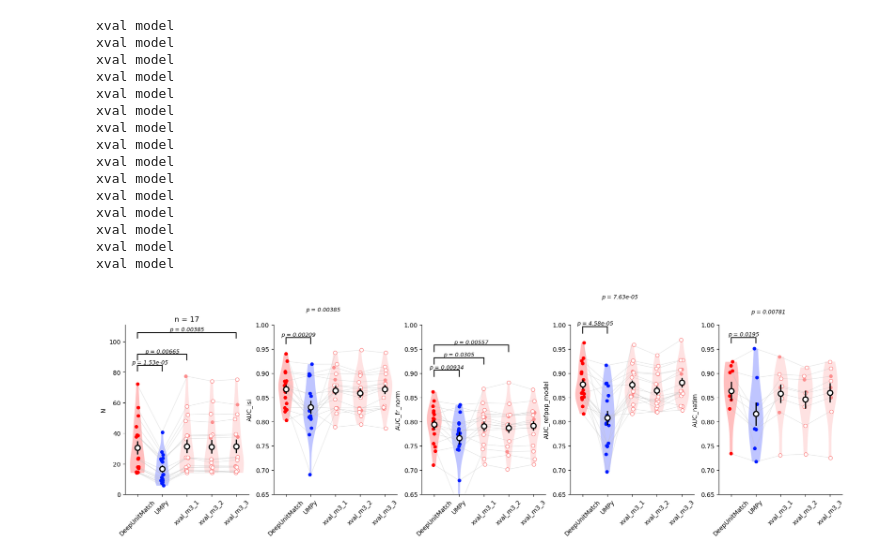
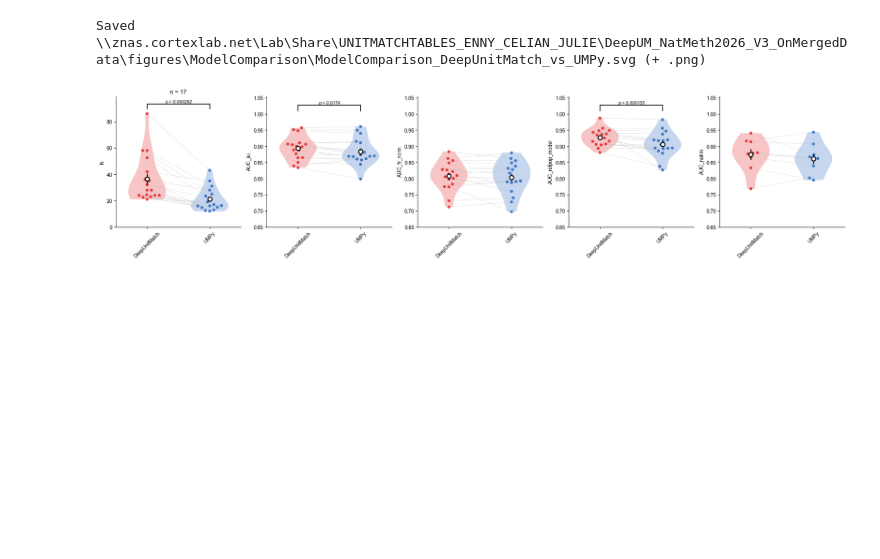
Before and after one commit to EnnyvanBeest/UnitMatch, a Jupyter notebook: UnitMatchPy/PaperAnalyses/figure-model-comparison.ipynb, the cells around one changed output. Cells and saved outputs as stored; diff of their text form; code cells hidden in the pictures; blank space fills up the shorter version.

Commit message:
Figure updates

```diff
--- a/UnitMatchPy/PaperAnalyses/figure-model-comparison.ipynb
+++ b/UnitMatchPy/PaperAnalyses/figure-model-comparison.ipynb
@@ -14,11 +14,20 @@ import seaborn as sns
 import json
 import os
 import re
+import hashlib
+
+import paper_style
+paper_style.apply(font_size=None)  # Arial + editable svg text; keeps this notebook's font sizes
 
 XVAL_STATE_DIR = (
     r"\\znas.cortexlab.net\Lab\Share\UNITMATCHTABLES_ENNY_CELIAN_JULIE"
     r"\DeepUM_NatMeth2026V2_merged\xval_end_to_end_state"
 )
+
+FIG_DIR = (
+    r"\\znas.cortexlab.net\Lab\Share\UNITMATCHTABLES_ENNY_CELIAN_JULIE"
+    r"\DeepUM_NatMeth2026_V3_OnMergedData\figures\ModelComparison"
+)
 # %%
 def get_excluded_mice(xval_name, mouse_list, state_dir=XVAL_STATE_DIR):
     """Return included and excluded mice for an x-validation configuration."""
@@ -305,7 +411,7 @@ RESULTS_DIR = r"\\znas.cortexlab.net\Lab\Share\UNITMATCHTABLES_ENNY_CELIAN_JULIE
 # RESULTS_DIR = r"\\znas.cortexlab.net\Lab\Share\UNITMATCHTABLES_ENNY_CELIAN_JULIE\DeepUM_NatMeth2026_V3_OnMergedData\results\N_set_by_UMPy"
 # RESULTS_DIR = r"\\znas.cortexlab.net\Lab\Share\UNITMATCHTABLES_ENNY_CELIAN_JULIE\DeepUM_NatMeth2026_V3_OnMergedData\results\N_set_by_DANT"
 # RESULTS_DIR = r"\\znas.cortexlab.net\Lab\Share\UNITMATCHTABLES_ENNY_CELIAN_JULIE\DeepUM_NatMeth2026_V3_OnMergedData\results\N_set_by_DeepUnitMatch"
-
+MIN_MATCHES = 20
 models = [
               "DeepUnitMatch",
               "UMPy",
@@ -323,8 +429,8 @@ models = [
             #   "n_output=8_after_ae_and_finetune", "n_output=32_after_ae_and_finetune", "n_output=128_after_ae_and_finetune", "n_output=256_after_ae_and_finetune",
             #   "DUM_untrained",
             # "DUM_unfinetuned", "DUM_finetuned_only",
-              "xval_m3_1", "xval_m3_2", "xval_m3_3",
-            #   "xval_m6_1", "xval_m6_2", "xval_m6_3",
+            # "xval_m3_1", "xval_m3_2", "xval_m3_3",
+            #  "xval_m6_1", "xval_m6_2", "xval_m6_3",
             #   "xval_m12_1", "xval_m12_2", "xval_m12_3",
             #   "xval_m18_1",
             ]
@@ -349,9 +455,9 @@ for model in models:
 # keep only rows present in all files (use join='outer' to keep union)
 merged = pd.concat(dfs, axis=1, join="inner")
 
-# compute keep: True if any model has N>19
+# compute keep: True if any model has N>19 # change to min macthes
 n_cols = [f"N_{m}" for m in models]
-keep = merged[n_cols].gt(9).any(axis=1)
+keep = merged[n_cols].gt(MIN_MATCHES-1).any(axis=1)
 
 # filter and restore columns/index
 merged = merged[keep].reset_index()
@@ -361,54 +467,58 @@ merged = merged[keep].reset_index()
 metrics_to_plot = ['N', 'AUC_isi', 'AUC_fr_norm', 'AUC_refpop_model', 'AUC_natim']
 # metrics_to_plot = ['AUC_refpop_DeepUnitMatch', 'AUC_refpop_model', 'AUC_natim', 'AUC_isi', 'AUC_isi_cv', 'AUC_fr_norm', 'N']
 # metrics_to_plot = ['AUC_isi', 'AUC_isi_KL', 'AUC_isi_Wasserstein', 'N']
 
 fig, axes = plt.subplots(1, len(metrics_to_plot), figsize=[1+4*len(metrics_to_plot), 5])
 for idx, metric_to_plot in enumerate(metrics_to_plot):
 
     # REPLACE NANS WITH 0.5
     AUC_columns = [f"{metric_to_plot}_{model}" for model in models]
     merged_cut = merged[~np.all(np.isnan(merged[AUC_columns]), axis=1)]
     merged_cut = merged_cut.fillna(0.5) # remaining AUCs set to 0.5
 
     M = []
     for model in models:
-        avg_metric_by_mouse = merged_cut.groupby("mouse")[f"{metric_to_plot}_{model}"].mean()
+        # session pairs -> median per recording location -> median per mouse
+        avg_metric_by_mouse = (
+            merged_cut.groupby(["mouse", "probe", "loc"])[f"{metric_to_plot}_{model}"].median()
+            .groupby("mouse").median()
+        )
         if metric_to_plot in ['AUC_fr', 'AUC_fr_norm', 'AUC_isi_cv', 'AUC_isi_KL', 'AUC_isi_Wasserstein']:
             avg_metric_by_mouse = 1-avg_metric_by_mouse
         M.append(avg_metric_by_mouse.values)
 
     M = np.asarray(M)
-    M = M[:, ~np.all(np.isnan(M), axis=0)]
-    mouse_list = avg_metric_by_mouse.index.to_list()
+    keep_mice = ~np.all(np.isnan(M), axis=0)
+    M = M[:, keep_mice]
+    mouse_list = avg_metric_by_mouse.index[keep_mice].to_list()
+    if metric_to_plot == 'N':
+        axes[idx].set_title(f"n = {len(mouse_list)}")
     fig, ax = paired_violin_plot(
         M,
         mouse_list = mouse_list,
         labels=models,
         ylabel=metric_to_plot,
+        ylim=None if metric_to_plot == 'N' else (0.65, 1.0),  # set here, not afterwards: the swarm depends on it
+        bracket_base=None if metric_to_plot == 'N' else 1.01,  # same bracket height (and y-axis) in all AUC panels
         comparisons=0,   # or "all" or [(0,3), (1,4)]
         show_violin = True,
         colors = None,
         ax=axes[idx]
     )
-    if metric_to_plot != 'N':
-        ax.set_ylim(bottom=0.65, top=1.0)
-        # ax.set_ylim(bottom=0.5, top=1.1)
-    else:
-        ax.set_title(f"n = {len(mouse_list)}")
+
+plt.tight_layout()
+
+# ---------------------------------------------------
+# Save (png + editable svg), named by the compared models
+# ---------------------------------------------------
+subset = os.path.basename(os.path.normpath(RESULTS_DIR))
+tag = "_vs_".join(models) + ("" if subset == "results" else f"__{subset}")
+tag = re.sub(r"[^\w.=+-]", "-", tag)
+if len(tag) > 150:  # keep UNC paths under the Windows limit
+    tag = tag[:140] + "_" + hashlib.md5(tag.encode()).hexdigest()[:8]
+out_path = os.path.join(FIG_DIR, f"ModelComparison_{tag}.svg")
+paper_style.save_svg(fig, out_path, png=True)
+print(f"Saved {out_path} (+ .png)")
 # %% [output]
-xval model
-xval model
-xval model
-xval model
-xval model
-xval model
-xval model
-xval model
-xval model
-xval model
-xval model
-xval model
-xval model
-xval model
-xval model
+Saved \\znas.cortexlab.net\Lab\Share\UNITMATCHTABLES_ENNY_CELIAN_JULIE\DeepUM_NatMeth2026_V3_OnMergedData\figures\ModelComparison\ModelComparison_DeepUnitMatch_vs_UMPy.svg (+ .png)
-[figure, old version]
+[figure, new version]
```
Also changed, not shown: parts of 1 cell of this notebook, 6 other files.
